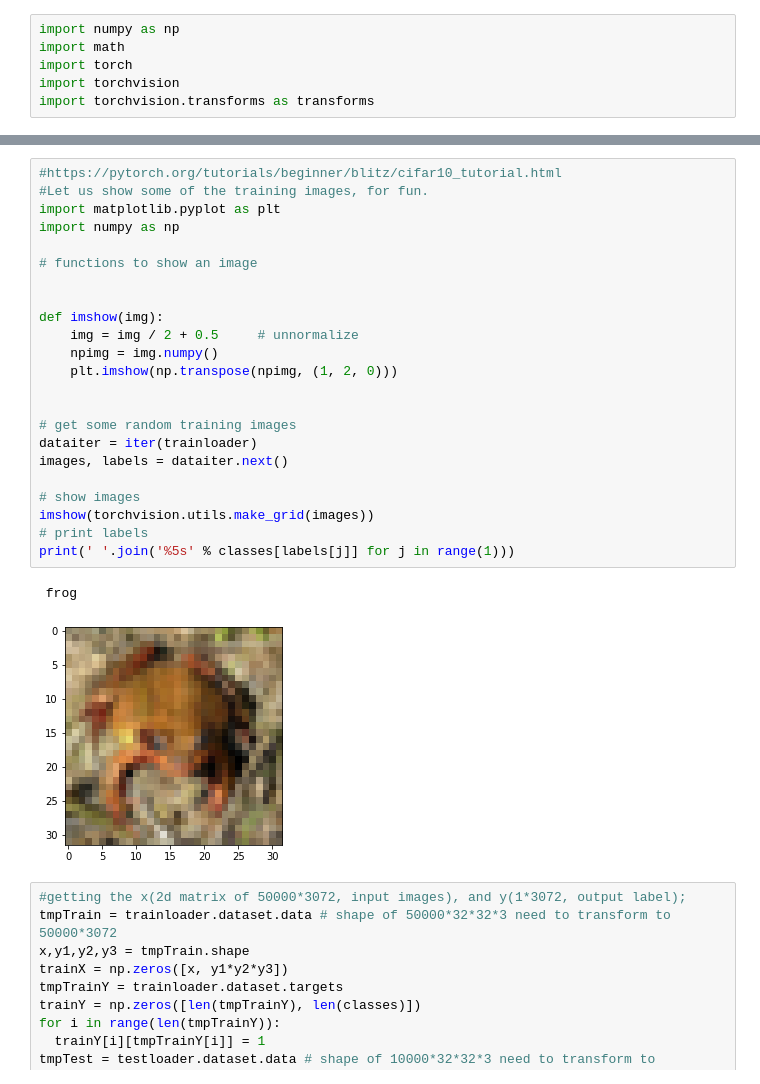
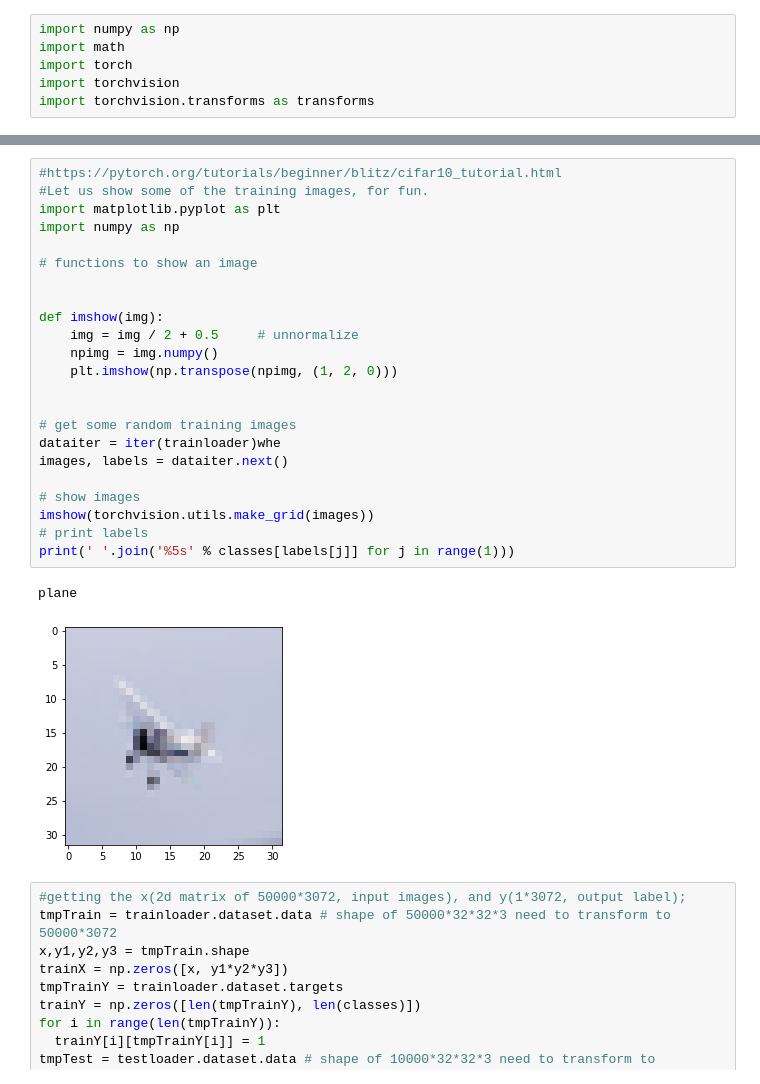
Before and after one commit to RScicomp/Neural-Nets-Computer-Vision, a Jupyter notebook: MLP.ipynb, the cells around one changed output, grey strips where cells are left out. Drawn from its saved outputs; the diff is of its cells as text.

```diff
--- a/MLP.ipynb
+++ b/MLP.ipynb
@@ -27,29 +29,29 @@ Files already downloaded and verified
 # %%
 #https://pytorch.org/tutorials/beginner/blitz/cifar10_tutorial.html
 #Let us show some of the training images, for fun.
 import matplotlib.pyplot as plt
 import numpy as np
 
 # functions to show an image
 
 
 def imshow(img):
     img = img / 2 + 0.5     # unnormalize
     npimg = img.numpy()
     plt.imshow(np.transpose(npimg, (1, 2, 0)))
 
 
 # get some random training images
-dataiter = iter(trainloader)
+dataiter = iter(trainloader)whe
 images, labels = dataiter.next()
 
 # show images
 imshow(torchvision.utils.make_grid(images))
 # print labels
 print(' '.join('%5s' % classes[labels[j]] for j in range(1)))
 # %% [output]
- frog
+plane
-[figure, old version]
+[figure, new version]
 # %%
 #getting the x(2d matrix of 50000*3072, input images), and y(1*3072, output label);
 tmpTrain = trainloader.dataset.data # shape of 50000*32*32*3 need to transform to 50000*3072
```
Also changed, not shown: parts of 7 cells of this notebook.
